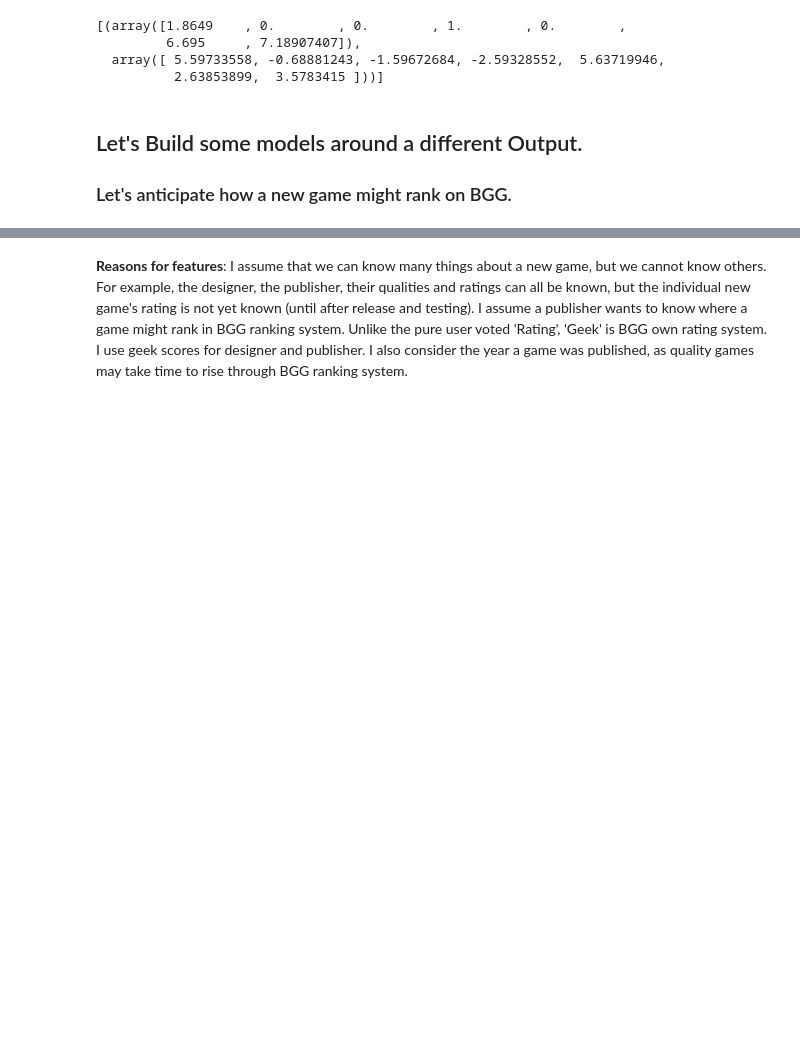
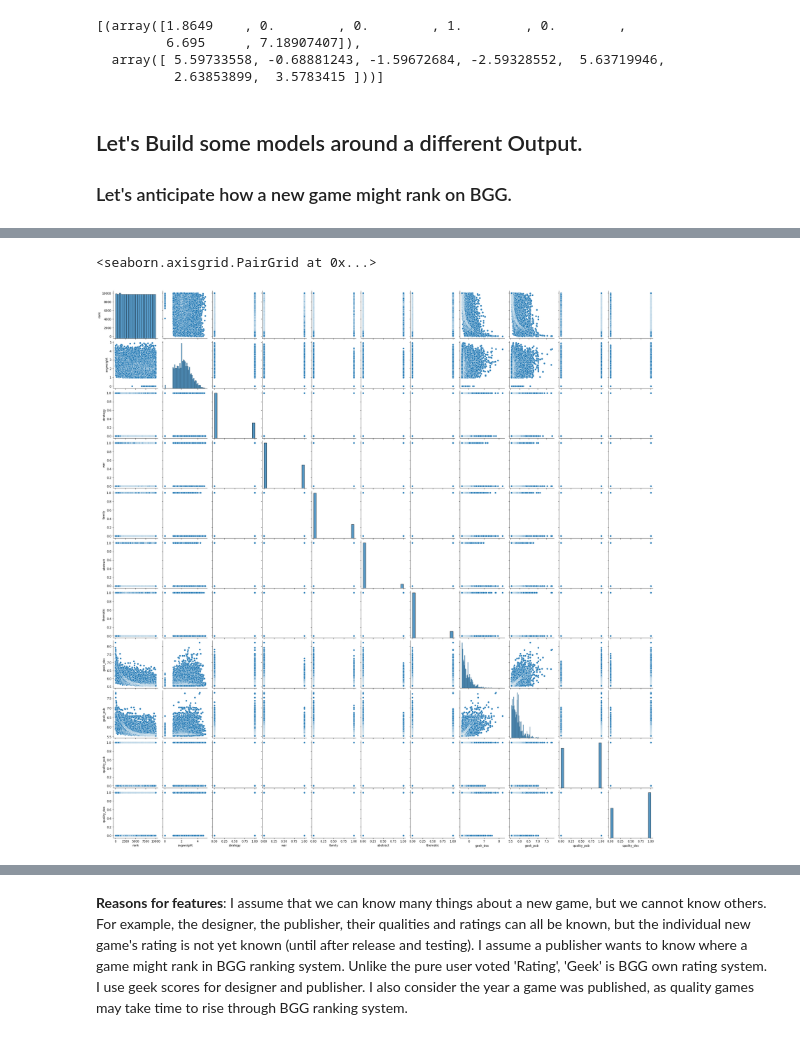
Before and after one commit to twdooley/bgg_project, a Jupyter notebook: model_creation.ipynb, the cells around one changed output, grey strips where cells are left out. Saved outputs shown, nothing was run; the diff lists cells and outputs as text; code cells hidden in the pictures; blank space fills up the shorter version.

```diff
--- a/model_creation.ipynb
+++ b/model_creation.ipynb
@@ -9,6 +9,8 @@ import pickle
 # %%
 with open('pickles/100pagesWPUB.pickle','rb') as read_file:
     df = pickle.load(read_file)
+# %%
+df.avgweight=df.avgweight.astype(float)
 # %%
 df.info(verbose=True, null_counts=True)
 # %% [output]
@@ -410,3 +415,5 @@ list(zip(X_train, lr_model_ridge.coef_))
 # %% [markdown]
 ## Let's Build some models around a different Output.
 ### Let's anticipate how a new game might rank on BGG.
+# %%
+sub_df = df[['rank','avgweight', 'strategy','war','family', 'abstract', 'thematic', 'geek_des', 'geek_pub','quality_pub', 'quality_des']]
@@ -412,0 +441,5 @@ list(zip(X_train, lr_model_ridge.coef_))
+# %%
+sns.pairplot(sub_df)
+# %% [output]
+<seaborn.axisgrid.PairGrid at 0x...>
+[figure, added]
```
Also changed, not shown: parts of 62 cells of this notebook, 7 other files.
